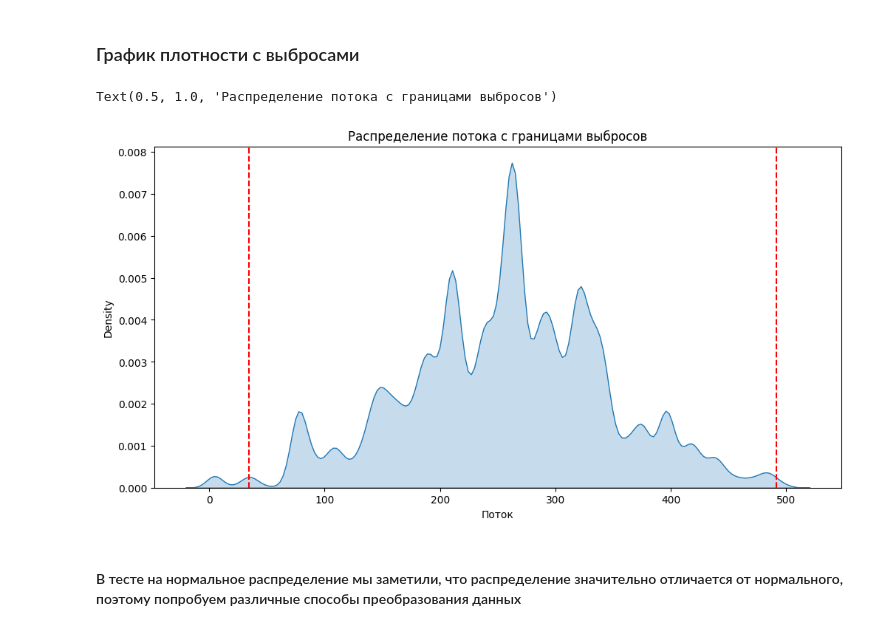
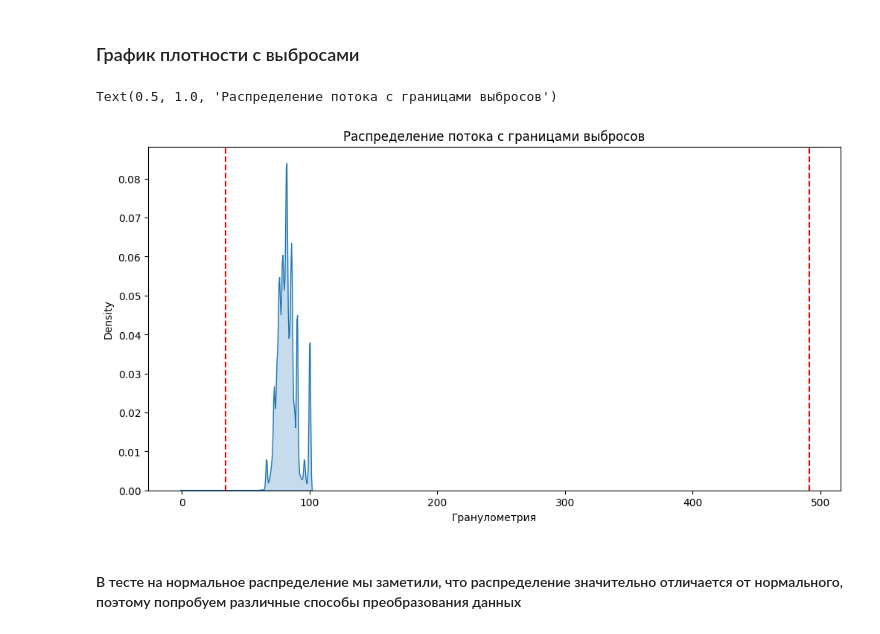
Before and after one commit to ItamMigel/Marathon-Digital-Solutions, a Jupyter notebook: analys.ipynb, the cells around one changed output. Saved outputs shown, nothing was run; the diff lists cells and outputs as text; code cells hidden in the pictures.

```diff
--- a/analys.ipynb
+++ b/analys.ipynb
@@ -253,13 +264,13 @@ print(f"Верхняя граница выбросов: {upper_bound:.2f}")
 ### График плотности с выбросами
 # %%
 plt.figure(figsize=(12, 6))
-sns.kdeplot(data=df, x='Поток', fill=True)
+sns.kdeplot(data=df, x='Гранулометрия', fill=True)
 plt.axvline(x=lower_bound, color='r', linestyle='--', label='Границы выбросов')
 plt.axvline(x=upper_bound, color='r', linestyle='--')
 plt.title('Распределение потока с границами выбросов')
 # %% [output]
 Text(0.5, 1.0, 'Распределение потока с границами выбросов')
-[figure, old version]
+[figure, new version]
 # %% [markdown]
 #### В тесте на нормальное распределение мы заметили, что распределение значительно отличается от нормального, поэтому попробуем различные способы преобразования данных
 # %% [markdown]
```
Also changed, not shown: parts of 19 cells of this notebook, 1 other file.
